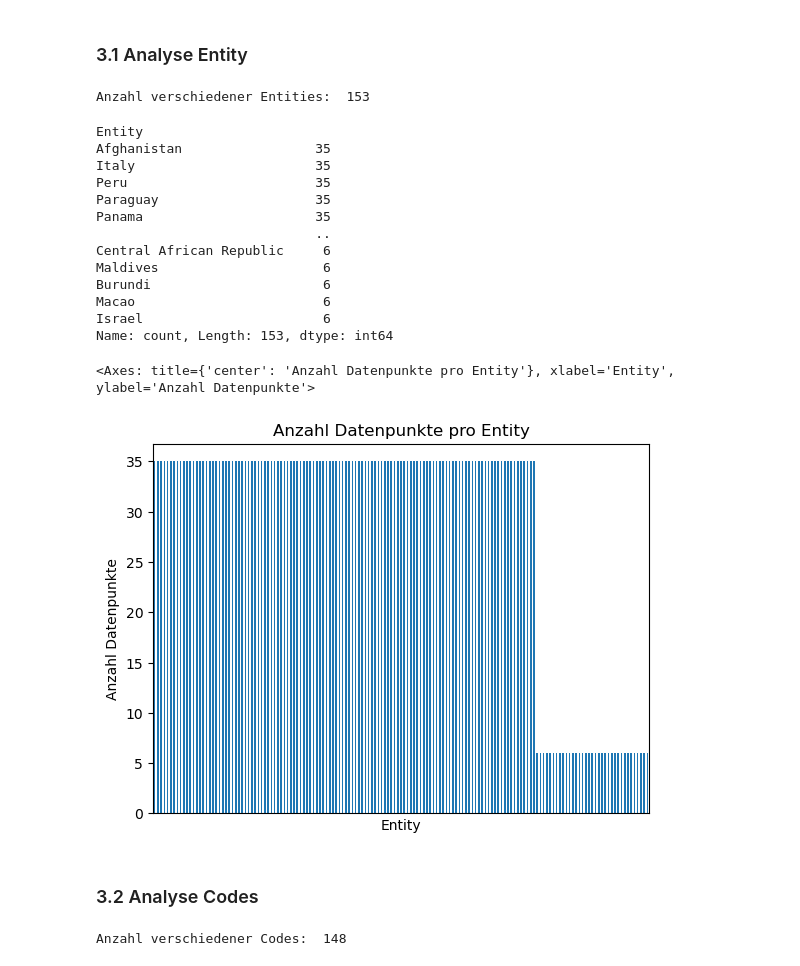
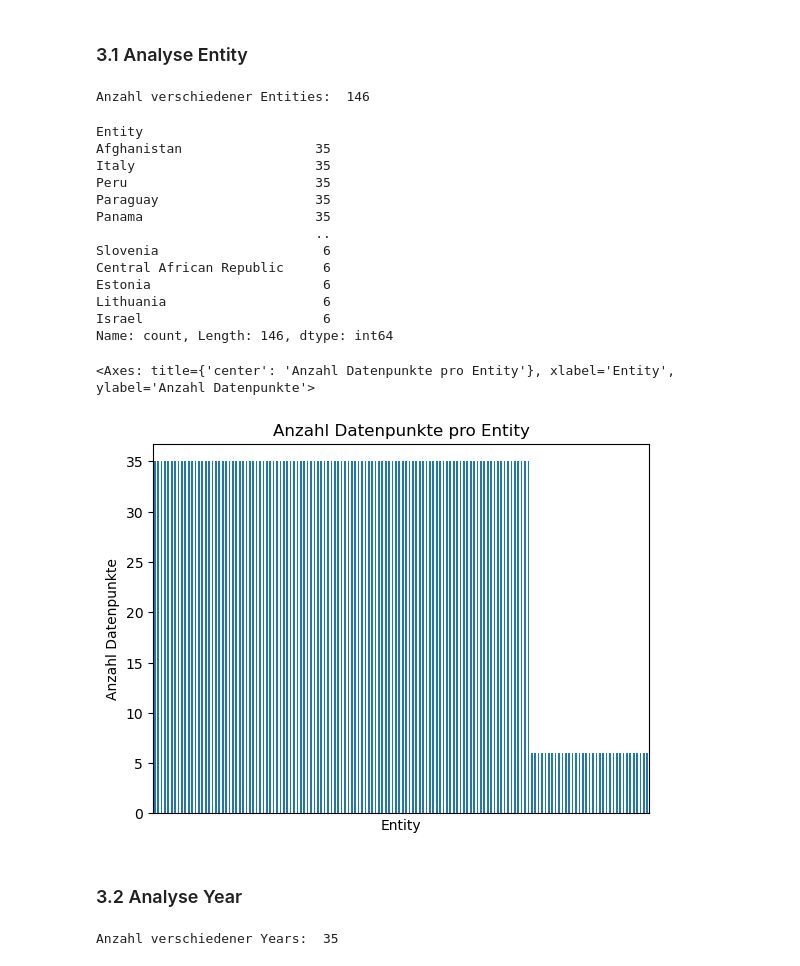
Before and after one commit to GaiaCapoferri/Python-Leistungsnachweis-GDK, a Jupyter notebook: Python Leistungsnachweis.ipynb, the cells around one changed output. Drawn from its saved outputs; the diff is of its cells as text; code cells hidden in the pictures.

```diff
--- a/Python Leistungsnachweis.ipynb
+++ b/Python Leistungsnachweis.ipynb
@@ -16,9 +16,9 @@ import pandas as pd
 from matplotlib import pyplot as plt
 # %%
 # loading the data
-df = pd.read_csv('mean-years-of-schooling-long-run/mean-years-of-schooling-long-run.csv', skiprows=1,
+df_orig = pd.read_csv('mean-years-of-schooling-long-run/mean-years-of-schooling-long-run.csv', skiprows=1,
                  names=['Entity','Code','Year','Combined-average years of education for 15-64 years male and female youth and adults'])
-df.head()
+df_orig.head()
 # %% [output]
 |  | Entity | Code | Year | Combined-average years of educati... |
 | 0 | Afghanistan | AFG | 1870 | 0.01 |
@@ -60,13 +60,18 @@ Combined-average years of education for 15-64 years male and female youth and ad
 dtype: object
 # %% [markdown]
 ### 3.1 Analyse Entity
+# %%
+drop_entities = ["Africa", "Asia", "Europe", "North America", "Oceania", "South America", "World"]
+drop_years = ["1870", "1875", "1880", "1885", "1890", "1895", "1900", "1905", "1910", "1915", "1920", "1925", "1930", "1935", "1940", "1945", "1950", "1955", "1960", "1965"]
+df_analyse = df_orig[~df_orig["Entity"].isin(drop_entities)]
+df_analyse = df_analyse[~df_analyse["Year"].isin(drop_years)]
 # %%
-print('Anzahl verschiedener Entities: ', len(df['Entity'].unique()))
+print('Anzahl verschiedener Entities: ', len(df_analyse['Code'].unique()))
 # %% [output]
-Anzahl verschiedener Entities:  153
+Anzahl verschiedener Entities:  146
 # %%
 # Anzahl Datenpunkte pro Entity
-df['Entity'].value_counts()
+df_analyse['Entity'].value_counts()
 # %% [output]
 Entity
 Afghanistan                 35
@@ -75,23 +80,23 @@ Peru                        35
 Paraguay                    35
 Panama                      35
                             ..
+Slovenia                     6
 Central African Republic     6
-Maldives                     6
-Burundi                      6
-Macao                        6
+Estonia                      6
+Lithuania                    6
 Israel                       6
-Name: count, Length: 153, dtype: int64
+Name: count, Length: 146, dtype: int64
 # %%
-df['Entity'].value_counts().plot(kind='bar',
+df_analyse['Entity'].value_counts().plot(kind='bar',
                                  xticks=[],     # disable labels on x-axis
                                  ylabel='Anzahl Datenpunkte', title='Anzahl Datenpunkte pro Entity')
 # %% [output]
 <Axes: title={'center': 'Anzahl Datenpunkte pro Entity'}, xlabel='Entity', ylabel='Anzahl Datenpunkte'>
-[figure, old version]
+[figure, new version]
 # %% [markdown]
-### 3.2 Analyse Codes
+### 3.2 Analyse Year
 # %%
-print('Anzahl verschiedener Codes: ', len(df['Code'].unique()))
+print('Anzahl verschiedener Years: ', len(df_analyse['Year'].unique()))
 # %% [output]
-Anzahl verschiedener Codes:  148
+Anzahl verschiedener Years:  35
 # %%
```
Also changed, not shown: parts of 11 cells of this notebook.
